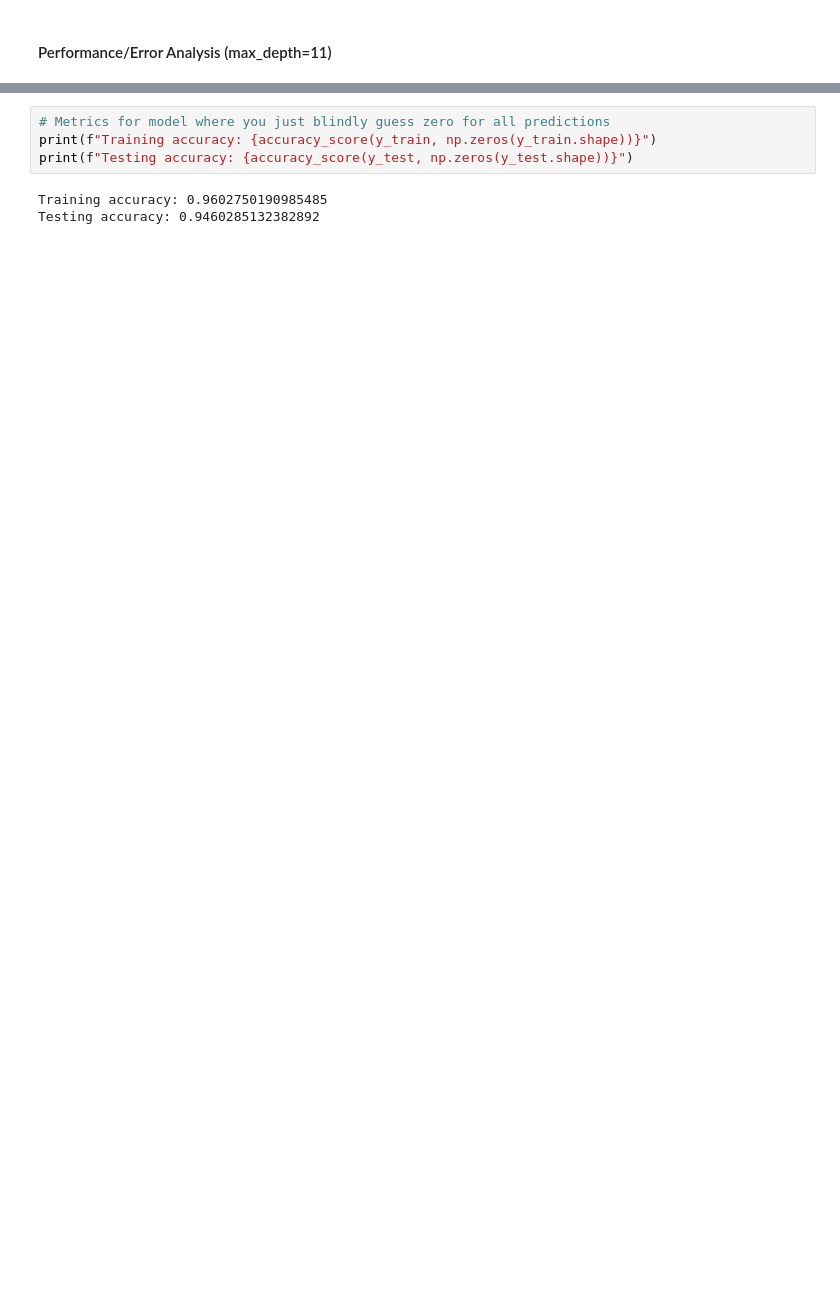
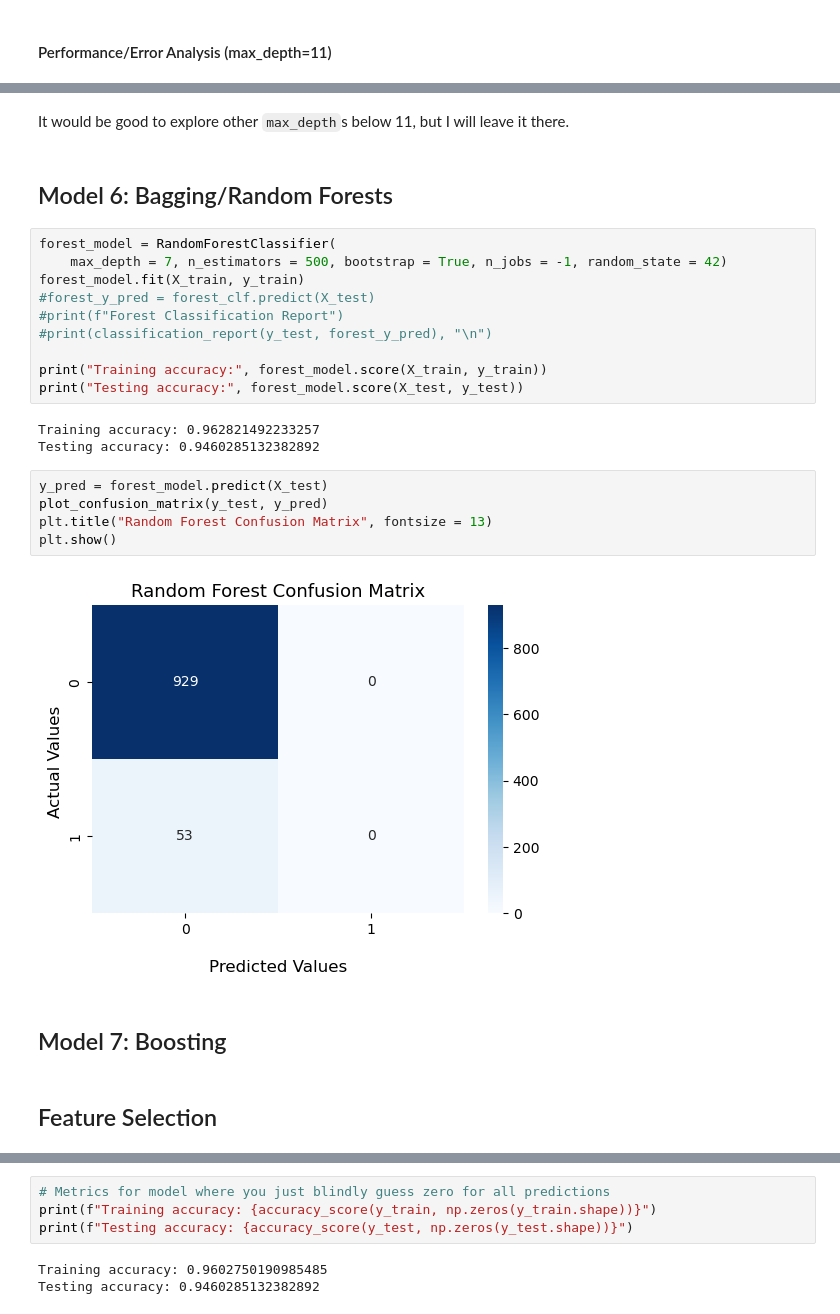
Before and after one commit to kary5678/INDE-577, a Jupyter notebook: supervised-learning/class_exercise_3-31/stroke_classifier.ipynb, the cells around one changed output, grey strips where cells are left out. Cells and saved outputs as stored; diff of their text form; blank space fills up the shorter version.

```diff
--- a/supervised-learning/class_exercise_3-31/stroke_classifier.ipynb
+++ b/supervised-learning/class_exercise_3-31/stroke_classifier.ipynb
@@ -409,0 +409,28 @@ Specifically, we want a low type II error. It is much more dangerous to diagnose
+# %% [markdown]
+It would be good to explore other `max_depth`s below 11, but I will leave it there.
+# %% [markdown]
+## Model 6: Bagging/Random Forests
+# %%
+forest_model = RandomForestClassifier(
+    max_depth = 7, n_estimators = 500, bootstrap = True, n_jobs = -1, random_state = 42)
+forest_model.fit(X_train, y_train)
+#forest_y_pred = forest_clf.predict(X_test)
+#print(f"Forest Classification Report")
+#print(classification_report(y_test, forest_y_pred), "\n")
+
+print("Training accuracy:", forest_model.score(X_train, y_train))
+print("Testing accuracy:", forest_model.score(X_test, y_test))
+# %% [output]
+Training accuracy: 0.962821492233257
+Testing accuracy: 0.9460285132382892
+# %%
+y_pred = forest_model.predict(X_test)
+plot_confusion_matrix(y_test, y_pred)
+plt.title("Random Forest Confusion Matrix", fontsize = 13)
+plt.show()
+# %% [output]
+[figure, added]
+# %% [markdown]
+## Model 7: Boosting
+# %% [markdown]
+## Feature Selection
```
Also changed, not shown: parts of 63 cells of this notebook.
